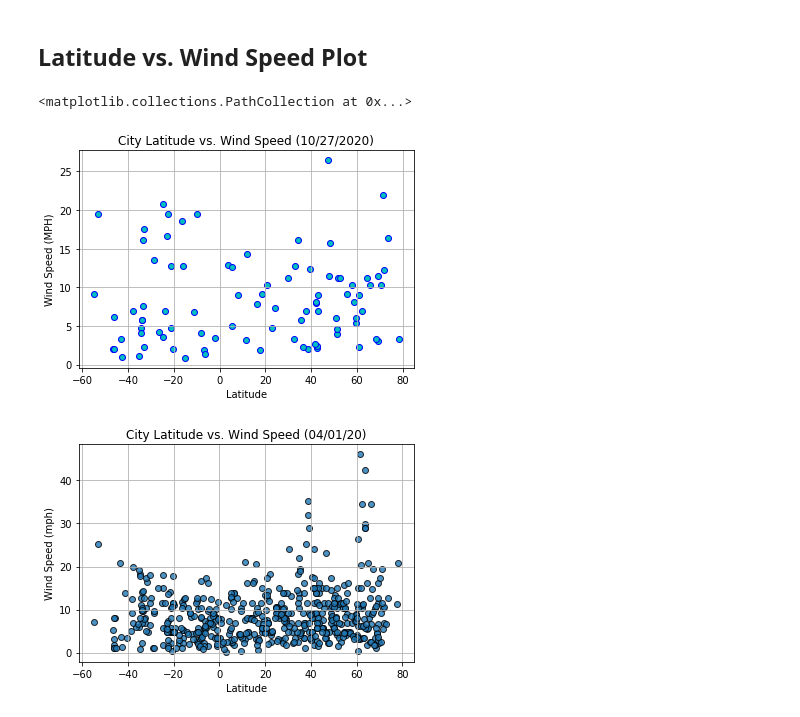
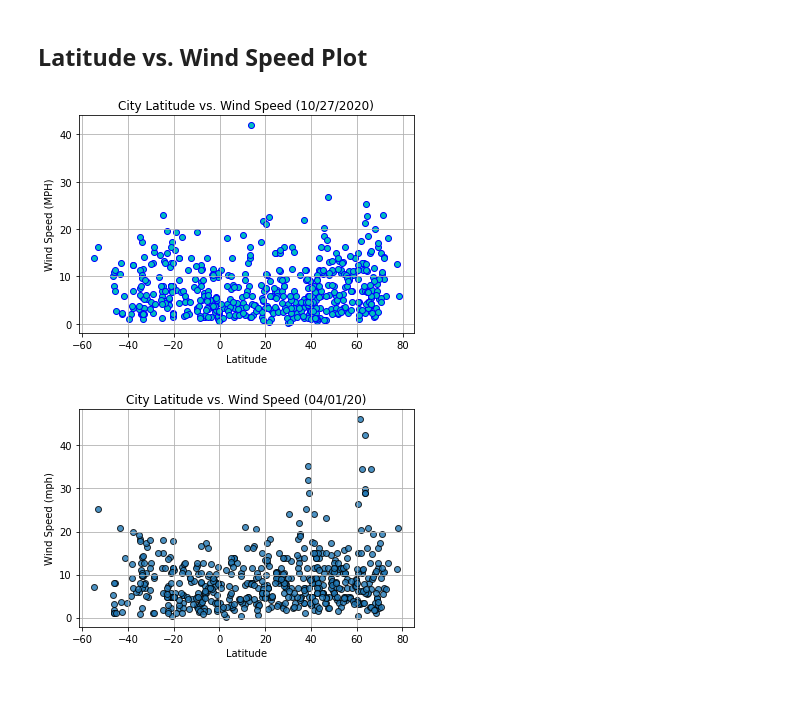
Before and after one commit to jayhjman/python-api-challenge, a Jupyter notebook: WeatherPy/WeatherPy.ipynb, the cells around one changed output. Cells and saved outputs as stored; diff of their text form; code cells hidden in the pictures.

```diff
--- a/WeatherPy/WeatherPy.ipynb
+++ b/WeatherPy/WeatherPy.ipynb
@@ -81,7 +81,7 @@ cities_df = pd.DataFrame(columns=column_names)
 
 # Loop through each city and call the weather api
 i = 1
-for city in test_cities:
+for city in cities:
 
     params = {
         "appid": weather_api_key,
@@ -108,7 +108,7 @@ for city in test_cities:
         }
 
         # Print and append the row to the dataframe
-        print(f"Processing Record {i} of {len(test_cities)} | {city}")
+        print(f"Processing Record {i} of {len(cities)} | {city}")
 
         cities_df = cities_df.append(new_row, ignore_index=True)
 
@@ -318,6 +318,25 @@ clean_city_data
 * Save the plotted figures as .pngs.
 # %% [markdown]
 ## Latitude vs. Temperature Plot
+# %%
+def plot_scatter(x, y, x_label, y_label, title, marker, color, edgecolor, with_regression = False, equation_label_position=(0,0)):
+
+    fig, ax = plt.subplots()
+    ax.set_xlabel(x_label)
+    ax.set_ylabel(y_label)
+    ax.set_title(title)
+    ax.grid(True)
+
+    if with_regression:
+
+        slope, intercept, rvalue, pvalue, stderr = linregress(x, y)
+        regress_values = x * slope + intercept
+        line_eq = "y = " + str(round(slope,2)) + "x + " + str(round(intercept,2))
+        print(f"The r-value is: {rvalue}")
+        ax.annotate(line_eq, equation_label_position, fontsize=15, color="red")
+        ax.plot(x, regress_values, "r-")
+
+    ax.scatter(x, y, marker=marker, facecolor=color, edgecolor=edgecolor)
 # %%
 now = datetime.now()
 analysis_date = now.strftime("%m/%d/%Y")
@@ -383,13 +402,16 @@ y_values = clean_city_data["Wind Speed"]
 # %%
-fig, ax = plt.subplots()
-ax.set_xlabel(x_label)
-ax.set_ylabel(wind_label)
-ax.set_title(f"City Latitude vs. Wind Speed ({analysis_date})")
-ax.grid(True)
-ax.scatter(x_values, y_values, marker='o', facecolor='c', edgecolor="b")
+plot_scatter(
+    clean_city_data["Lat"],
+    clean_city_data["Wind Speed"],
+    x_label,
+    wind_label,
+    f"City Latitude vs. Wind Speed ({analysis_date})",
+    "o",
+    "c",
+    "b"
+)
 # %% [output]
-<matplotlib.collections.PathCollection at 0x...>
-[figure, old version]
+[figure, new version]
 # %%
 # %% [output]
 [figure]
```
Also changed, not shown: parts of 45 cells of this notebook, 1 other file.
